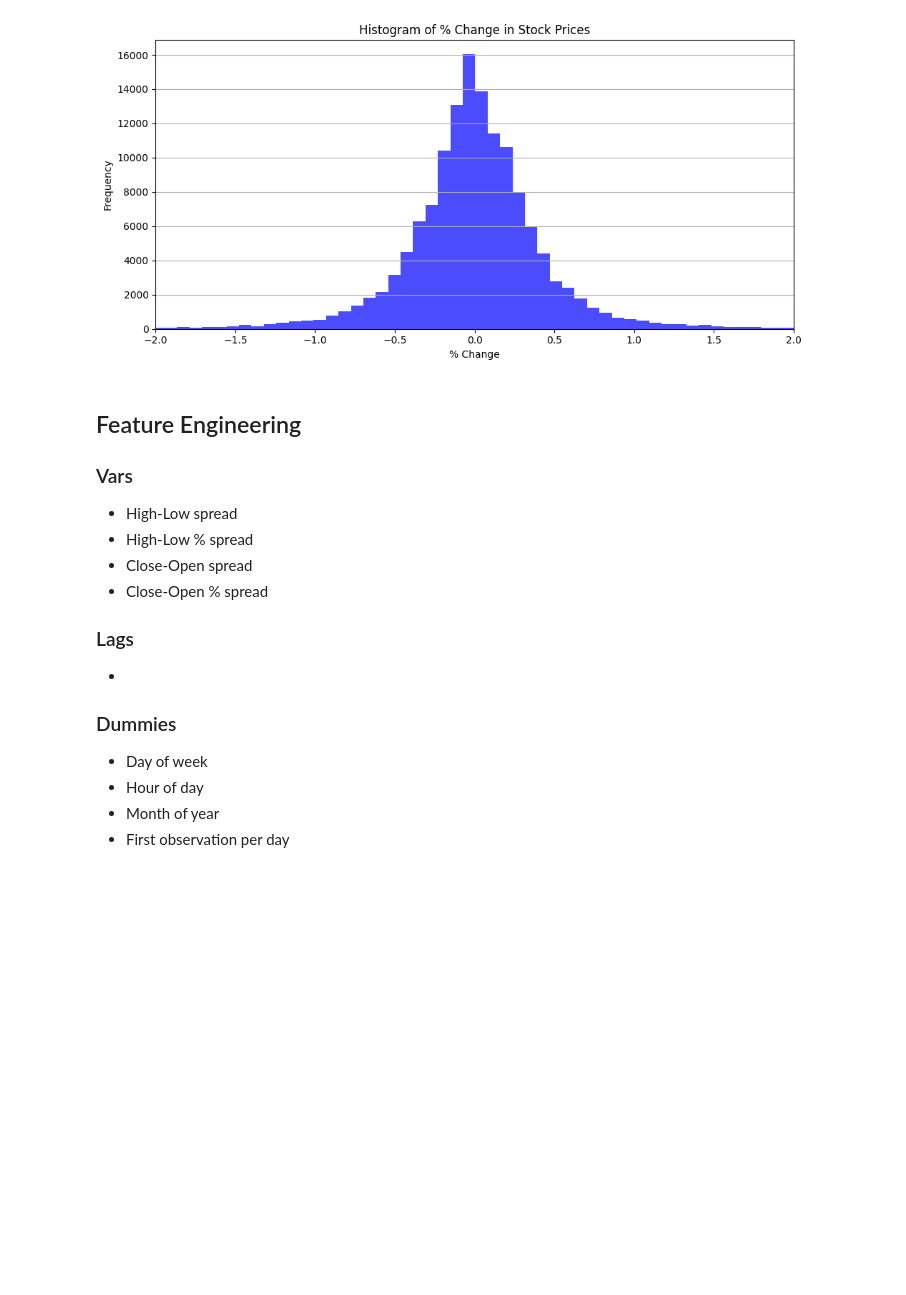
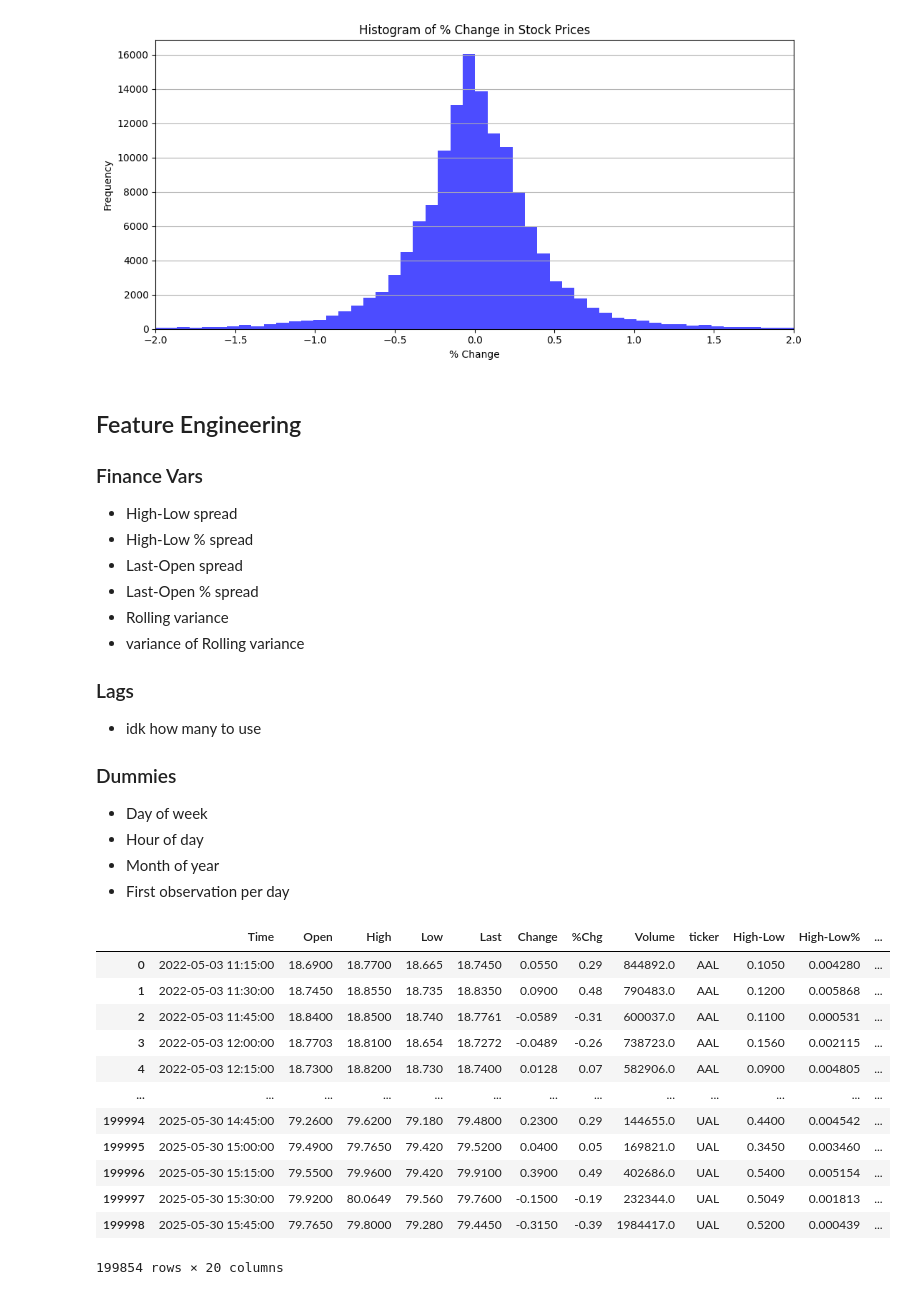
Before and after one commit to svanomm/sentiment-volume-forecasting, a Jupyter notebook: Scripts/04 Process Stock Data.ipynb, the cells around one changed output. Cells and saved outputs as stored; diff of their text form; code cells hidden in the pictures; blank space fills up the shorter version.

```diff
--- a/Scripts/04 Process Stock Data.ipynb
+++ b/Scripts/04 Process Stock Data.ipynb
@@ -90,18 +121,48 @@ plt.xlim(-2,2)
 # %% [markdown]
 ## Feature Engineering
 
-### Vars
+### Finance Vars
 - High-Low spread
 - High-Low % spread
-- Close-Open spread
-- Close-Open % spread
-
+- Last-Open spread
+- Last-Open % spread
+- Rolling variance
+- variance of Rolling variance
 
 ### Lags
--
+- idk how many to use
 
 ### Dummies
 - Day of week
 - Hour of day
 - Month of year
 - First observation per day
+# %%
+# Finance variables
+df_main['High-Low']   =  df_main['High'] - df_main['Low']
+df_main['High-Low%']  = (df_main['High'] / df_main['Open']) - 1
+df_main['Last-Open']  =  df_main['Open'] - df_main['Last']
+df_main['Last-Open%'] = (df_main['Open'] / df_main['Last']) - 1
+
+# 10-period rolling variance
+df_main['Roll_SD_Last_10'] = df_main.groupby('ticker')['Last'].rolling(window=10).std().reset_index(level=0, drop=True)
+df_main['Roll_SDSD_Last_10'] = df_main.groupby('ticker')['Roll_SD_Last_10'].rolling(window=10).std().reset_index(level=0, drop=True)
+
+df_main['Roll_SD_Volume_10'] = df_main.groupby('ticker')['Volume'].rolling(window=10).std().reset_index(level=0, drop=True)
+df_main['Roll_SDSD_Volume_10'] = df_main.groupby('ticker')['Roll_SD_Volume_10'].rolling(window=10).std().reset_index(level=0, drop=True)
+# %%
+df_main
+# %% [output]
+|  | Time | Open | High | Low | Last | Change | %Chg | Volume | ticker | High-Low | High-Low% | ... |
+| 0 | 2022-05-03 11:15:00 | 18.6900 | 18.7700 | 18.665 | 18.7450 | 0.0550 | 0.29 | 844892.0 | AAL | 0.1050 | 0.004280 | ... |
+| 1 | 2022-05-03 11:30:00 | 18.7450 | 18.8550 | 18.735 | 18.8350 | 0.0900 | 0.48 | 790483.0 | AAL | 0.1200 | 0.005868 | ... |
+| 2 | 2022-05-03 11:45:00 | 18.8400 | 18.8500 | 18.740 | 18.7761 | -0.0589 | -0.31 | 600037.0 | AAL | 0.1100 | 0.000531 | ... |
+| 3 | 2022-05-03 12:00:00 | 18.7703 | 18.8100 | 18.654 | 18.7272 | -0.0489 | -0.26 | 738723.0 | AAL | 0.1560 | 0.002115 | ... |
+| 4 | 2022-05-03 12:15:00 | 18.7300 | 18.8200 | 18.730 | 18.7400 | 0.0128 | 0.07 | 582906.0 | AAL | 0.0900 | 0.004805 | ... |
+| ... | ... | ... | ... | ... | ... | ... | ... | ... | ... | ... | ... | ... |
+| 199994 | 2025-05-30 14:45:00 | 79.2600 | 79.6200 | 79.180 | 79.4800 | 0.2300 | 0.29 | 144655.0 | UAL | 0.4400 | 0.004542 | ... |
+| 199995 | 2025-05-30 15:00:00 | 79.4900 | 79.7650 | 79.420 | 79.5200 | 0.0400 | 0.05 | 169821.0 | UAL | 0.3450 | 0.003460 | ... |
+| 199996 | 2025-05-30 15:15:00 | 79.5500 | 79.9600 | 79.420 | 79.9100 | 0.3900 | 0.49 | 402686.0 | UAL | 0.5400 | 0.005154 | ... |
+| 199997 | 2025-05-30 15:30:00 | 79.9200 | 80.0649 | 79.560 | 79.7600 | -0.1500 | -0.19 | 232344.0 | UAL | 0.5049 | 0.001813 | ... |
+| 199998 | 2025-05-30 15:45:00 | 79.7650 | 79.8000 | 79.280 | 79.4450 | -0.3150 | -0.39 | 1984417.0 | UAL | 0.5200 | 0.000439 | ... |
+199854 rows × 20 columns
```
Also changed, not shown: parts of 7 cells of this notebook.
